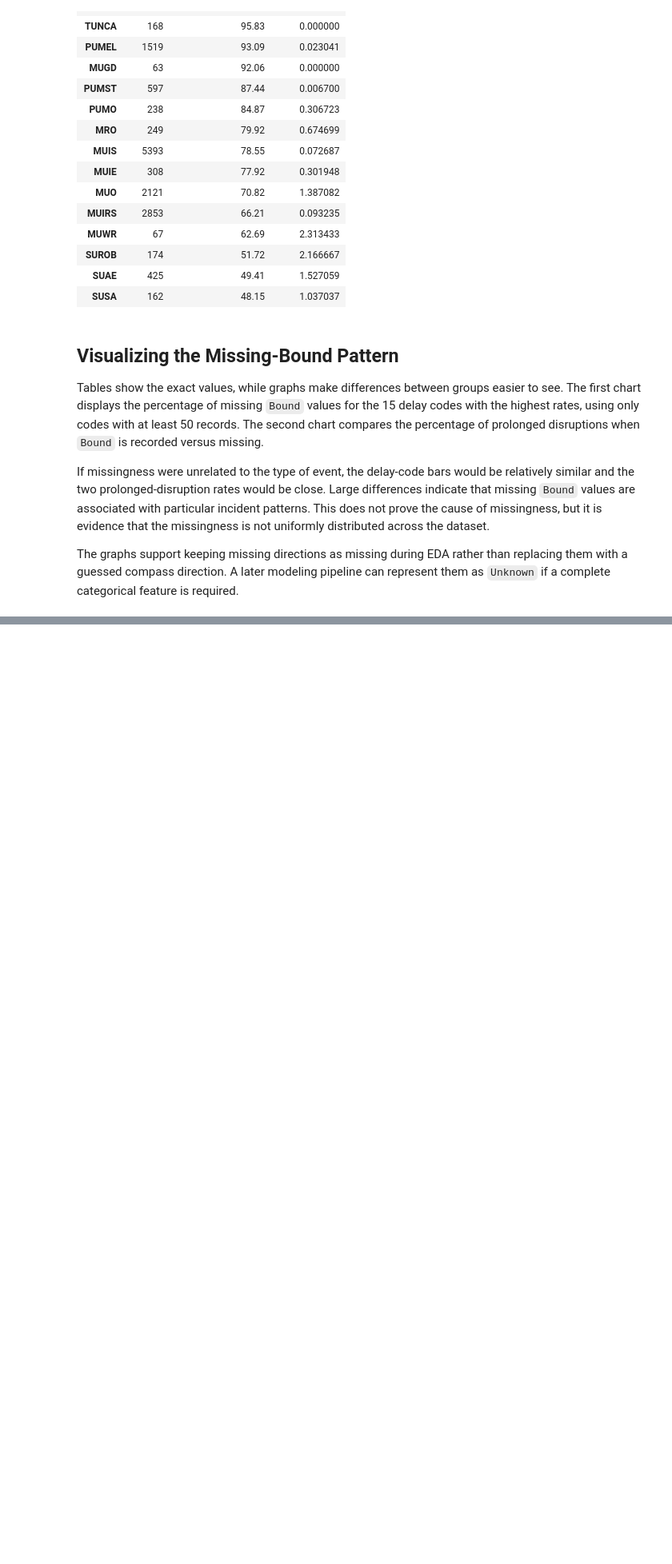
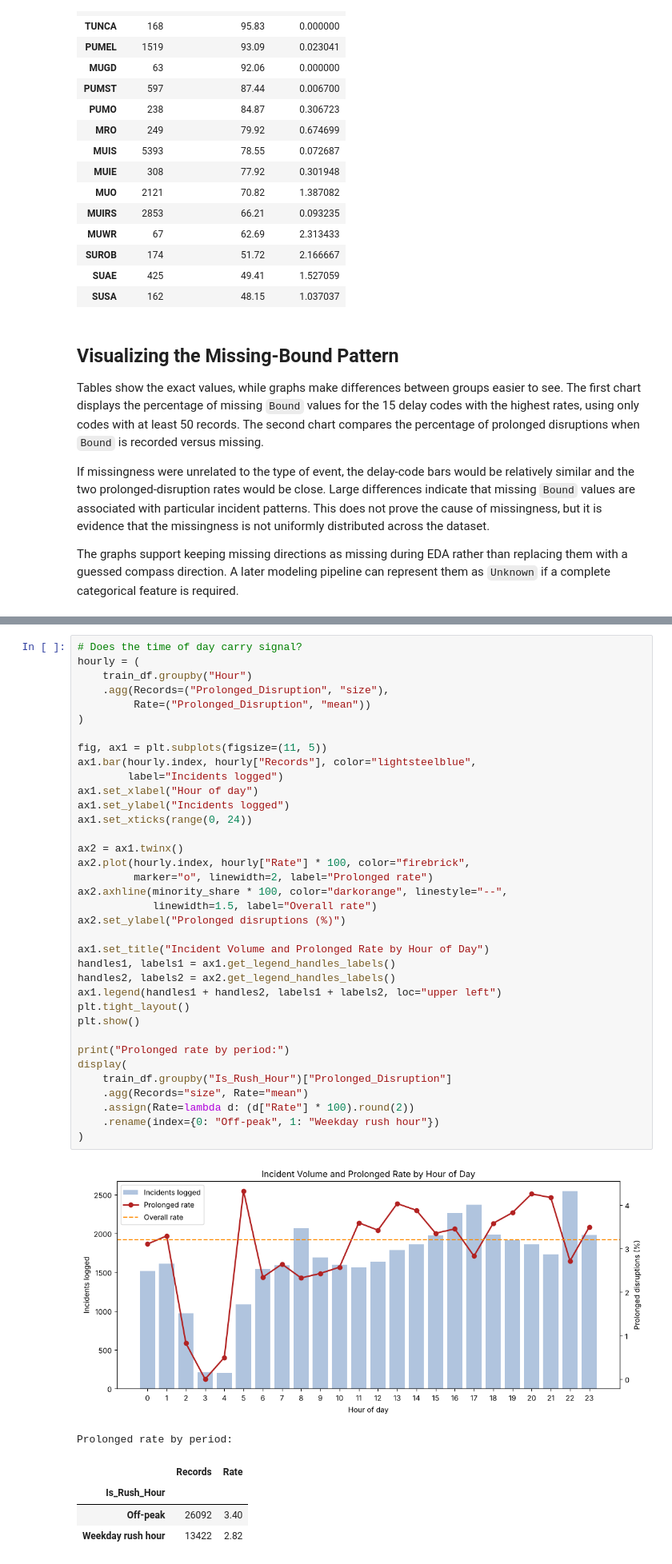
Before and after one commit to azahra4/TTC_EDA_Project, a Jupyter notebook: TTC_Delay_EDA.ipynb, the cells around one changed output, grey strips where cells are left out. Shown at 80% size. Saved outputs shown, nothing was run; the diff lists cells and outputs as text; blank space fills up the shorter version.

```diff
--- a/TTC_Delay_EDA.ipynb
+++ b/TTC_Delay_EDA.ipynb
@@ -367,0 +1006,43 @@ plt.show()
+# %%
+# Does the time of day carry signal?
+hourly = (
+    train_df.groupby("Hour")
+    .agg(Records=("Prolonged_Disruption", "size"),
+         Rate=("Prolonged_Disruption", "mean"))
+)
+
+fig, ax1 = plt.subplots(figsize=(11, 5))
+ax1.bar(hourly.index, hourly["Records"], color="lightsteelblue",
+        label="Incidents logged")
+ax1.set_xlabel("Hour of day")
+ax1.set_ylabel("Incidents logged")
+ax1.set_xticks(range(0, 24))
+
+ax2 = ax1.twinx()
+ax2.plot(hourly.index, hourly["Rate"] * 100, color="firebrick",
+         marker="o", linewidth=2, label="Prolonged rate")
+ax2.axhline(minority_share * 100, color="darkorange", linestyle="--",
+            linewidth=1.5, label="Overall rate")
+ax2.set_ylabel("Prolonged disruptions (%)")
+
+ax1.set_title("Incident Volume and Prolonged Rate by Hour of Day")
+handles1, labels1 = ax1.get_legend_handles_labels()
+handles2, labels2 = ax2.get_legend_handles_labels()
+ax1.legend(handles1 + handles2, labels1 + labels2, loc="upper left")
+plt.tight_layout()
+plt.show()
+
+print("Prolonged rate by period:")
+display(
+    train_df.groupby("Is_Rush_Hour")["Prolonged_Disruption"]
+    .agg(Records="size", Rate="mean")
+    .assign(Rate=lambda d: (d["Rate"] * 100).round(2))
+    .rename(index={0: "Off-peak", 1: "Weekday rush hour"})
+)
+# %% [output]
+[figure, added]
+Prolonged rate by period:
+|  | Records | Rate |
+| Is_Rush_Hour |  |  |
+| Off-peak | 26092 | 3.40 |
+| Weekday rush hour | 13422 | 2.82 |
```
Also changed, not shown: parts of 37 cells of this notebook, 1 other file.
